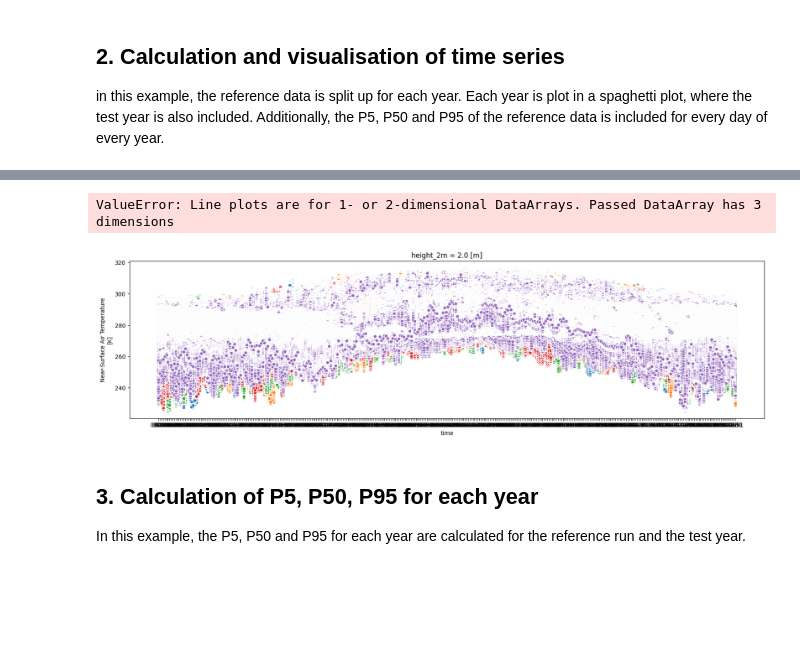
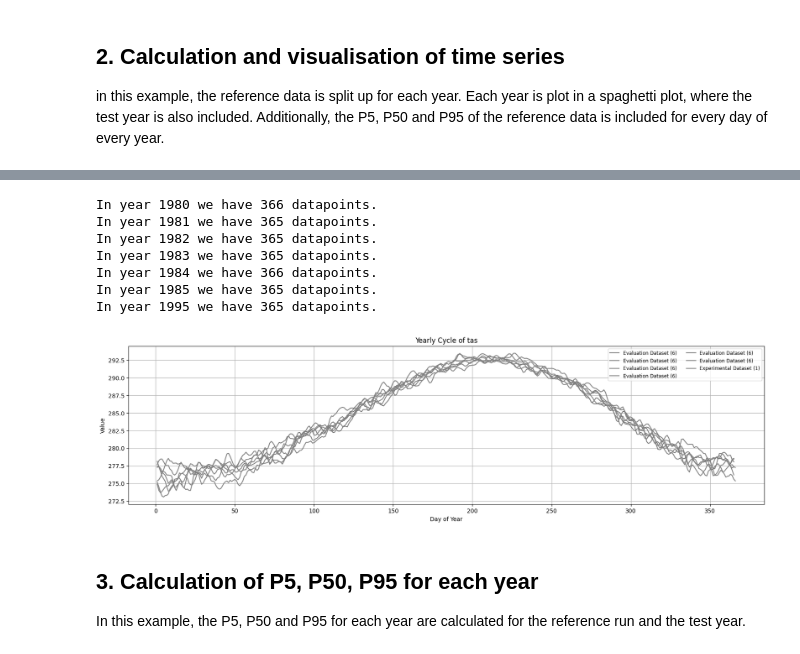
Before and after one commit to CORDEX-be2/ValEnsPy, a Jupyter notebook: evaluation_cclm/cclm_gcm_evaluation_EUR11.ipynb, the cells around one changed output, grey strips where cells are left out. Cells and saved outputs as stored; diff of their text form; code cells hidden in the pictures; blank space fills up the shorter version.

Commit message:
Create working spaghetti GLUE function

```diff
--- a/evaluation_cclm/cclm_gcm_evaluation_EUR11.ipynb
+++ b/evaluation_cclm/cclm_gcm_evaluation_EUR11.ipynb
@@ -409,7 +308,8 @@ point_coord = d_point_coords['opwijk']
 
 #da_eval_timeseries = time_series_spatial_mean(da_eval_grid)
 # %%
-da_mean_eval = da_eval.mean(dim=["rlat", "rlon"])
-da_point_eval = select_point(da_eval, lon_lat_point = point_coord, rotated_pole = True)
-da_point_exp = select_point(da_exp, lon_lat_point = point_coord, rotated_pole = True)
-da_mean_exp = da_exp.mean(dim = ["rlat", "rlon"])
+ds_mean_eval = da_eval.mean(dim=["rlat", "rlon"])
+# da_point_eval = select_point(da_eval, lon_lat_point = point_coord, rotated_pole = True)
+# da_point_exp = select_point(da_exp, lon_lat_point = point_coord, rotated_pole = True)
+ds_mean_exp = da_exp.mean(dim = ["rlat", "rlon"])
+ds_mean_eval
@@ -486,5 +382,0 @@ NameError: name 'ds_year' is not defined
-# %%
-get_spaghetti_GLUE(da_eval, da_exp, variable = 'tas')
-# %% [output]
-ValueError: Line plots are for 1- or 2-dimensional DataArrays. Passed DataArray has 3 dimensions
-[figure, removed]
@@ -491,3 +470,14 @@ ValueError: Line plots are for 1- or 2-dimensional DataArrays. Passed DataArray
+# %%
+ds_test = get_spaghetti_GLUE(ds_mean_eval, ds_mean_exp, variable = 'tas')
+# %% [output]
+In year 1980 we have 366 datapoints.
+In year 1981 we have 365 datapoints.
+In year 1982 we have 365 datapoints.
+In year 1983 we have 365 datapoints.
+In year 1984 we have 366 datapoints.
+In year 1985 we have 365 datapoints.
+In year 1995 we have 365 datapoints.
+[figure, added]
 # %% [markdown]
 ## 3. Calculation of P5, P50, P95 for each year
 In this example, the P5, P50 and P95 for each year are calculated for the reference run and the test year.
```
Also changed, not shown: parts of 9 cells of this notebook.
